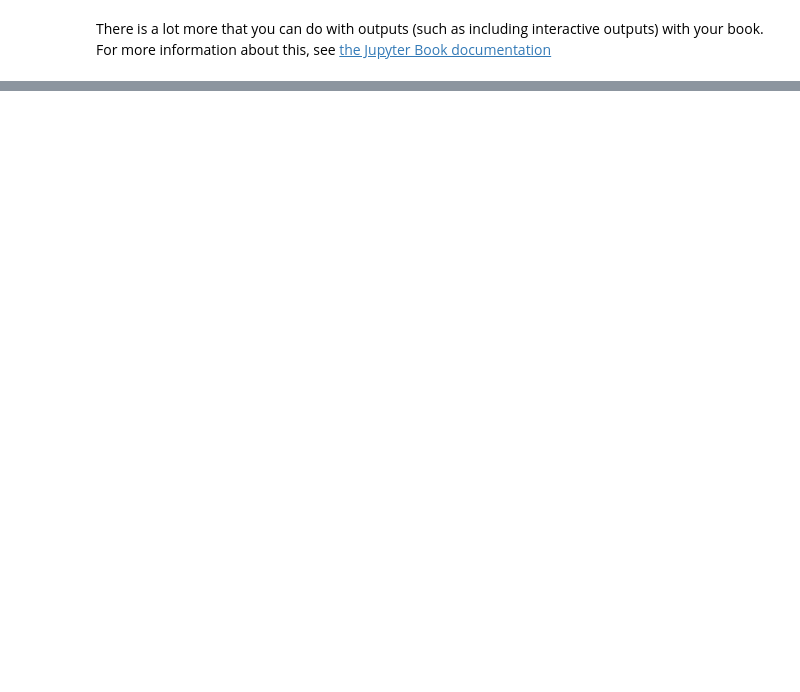
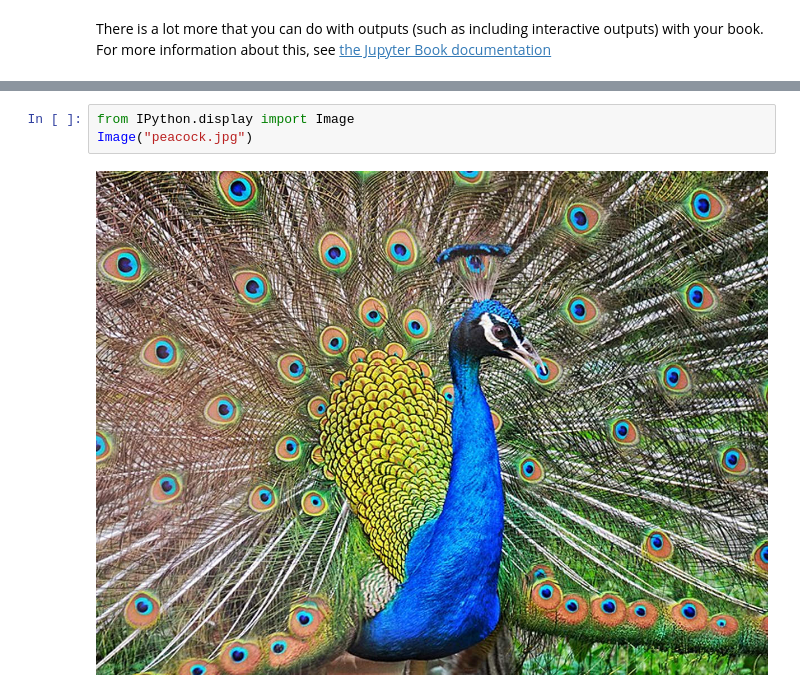
Before and after one commit to rimshu12/rimyy, a Jupyter notebook: _build/jupyter_execute/notebooks.ipynb, the cells around one changed output, grey strips where cells are left out. Saved outputs shown, nothing was run; the diff lists cells and outputs as text; blank space fills up the shorter version.

```diff
--- a/_build/jupyter_execute/notebooks.ipynb
+++ b/_build/jupyter_execute/notebooks.ipynb
@@ -70,0 +140,5 @@ with your book. For more information about this, see [the Jupyter Book documenta
+# %%
+from IPython.display import Image
+Image("peacock.jpg")
+# %% [output]
+[figure, added]
```
Also changed, not shown: parts of 12 cells of this notebook, 18 other files.
